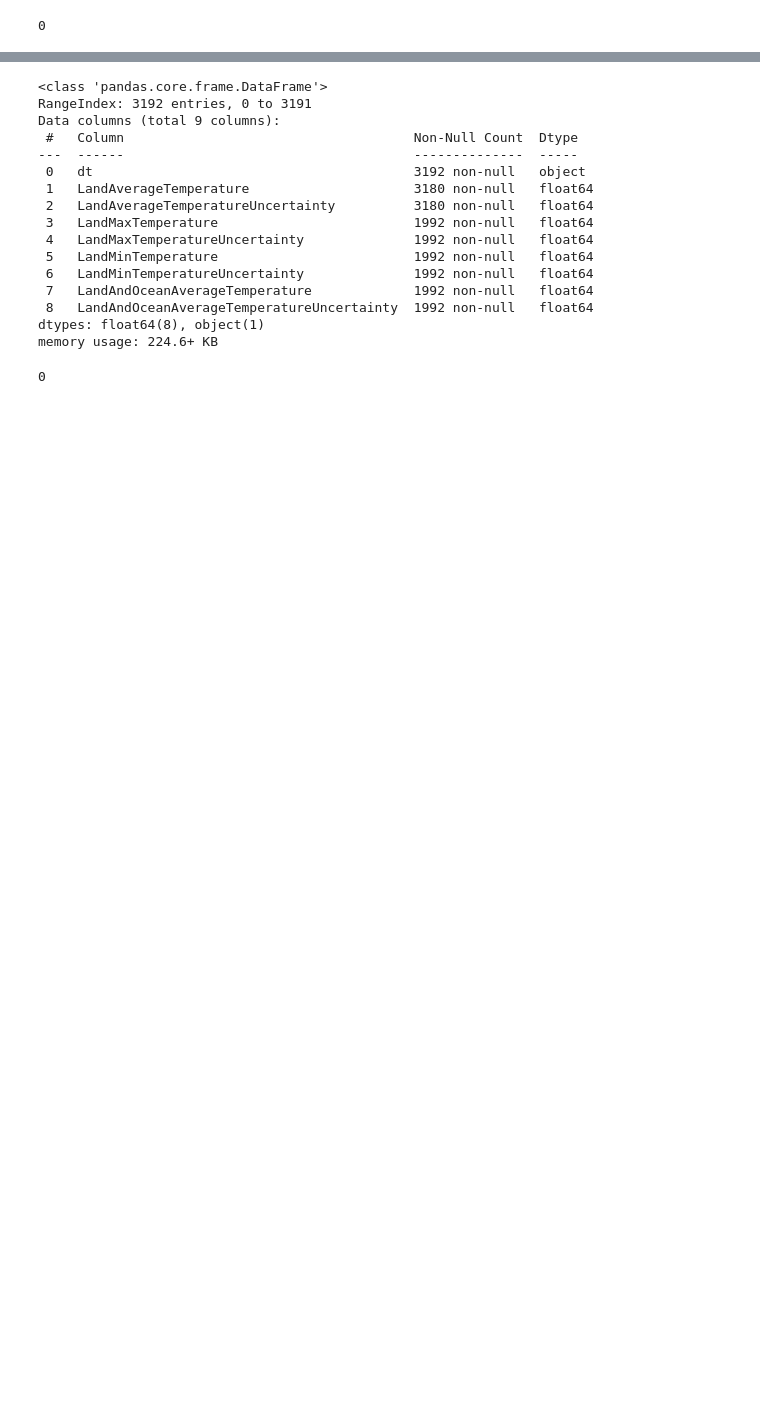
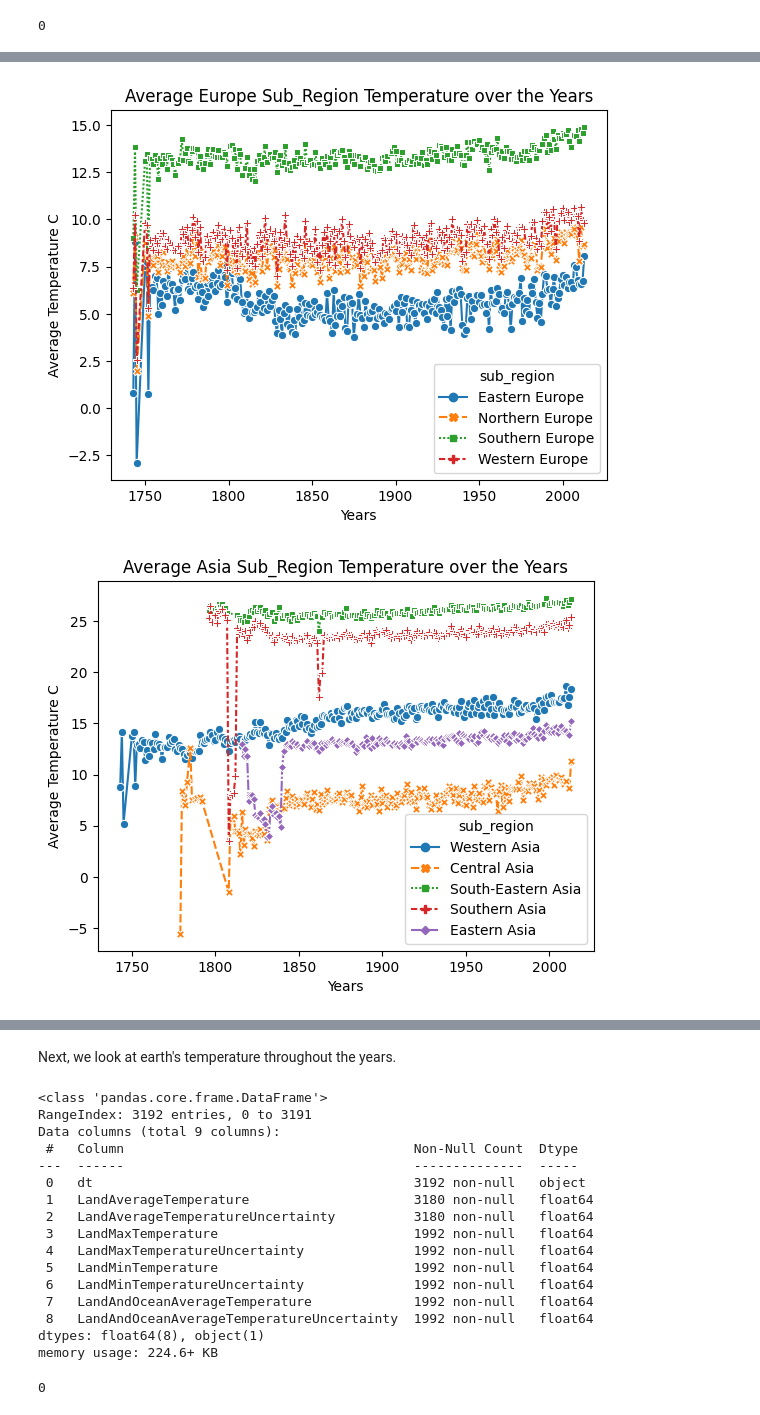
Before and after one commit to MarinaWolters/Coding-Tracker, a Jupyter notebook: Delta_Climate_Project.ipynb, the cells around one changed output, grey strips where cells are left out. Cells and saved outputs as stored; diff of their text form; code cells hidden in the pictures; blank space fills up the shorter version.

```diff
--- a/Delta_Climate_Project.ipynb
+++ b/Delta_Climate_Project.ipynb
@@ -470,0 +476,12 @@ memory usage: 28.4+ MB
+# %%
+df_temp_by_subregion = df_temp_by_continent.groupby([df_temp_by_continent['date'].dt.year, 'continent', 'sub_region'])['AverageTemperature'].agg(['mean', 'min', 'max']).reset_index()
+array_continents = df_temp_by_continent['continent'].unique()
+# %%
+for continent in array_continents:
+  df2 = df_temp_by_subregion[df_temp_by_subregion['continent'] == continent]
+  plt.figure()
+  g = sns.lineplot(data=df2, x='date', y='mean', hue='sub_region', style='sub_region', markers=True)
+  g.set(xlabel = "Years", ylabel = "Average Temperature C", title = "Average " + continent + " Sub_Region Temperature over the Years")
+# %% [output]
+[figure, added]
+[figure, added]
@@ -471,3 +491,5 @@ memory usage: 28.4+ MB
+# %% [markdown]
+Next, we look at earth's temperature throughout the years.
 # %%
 df_temp.info()
 # %% [output]
```
Also changed, not shown: parts of 241 cells of this notebook.
